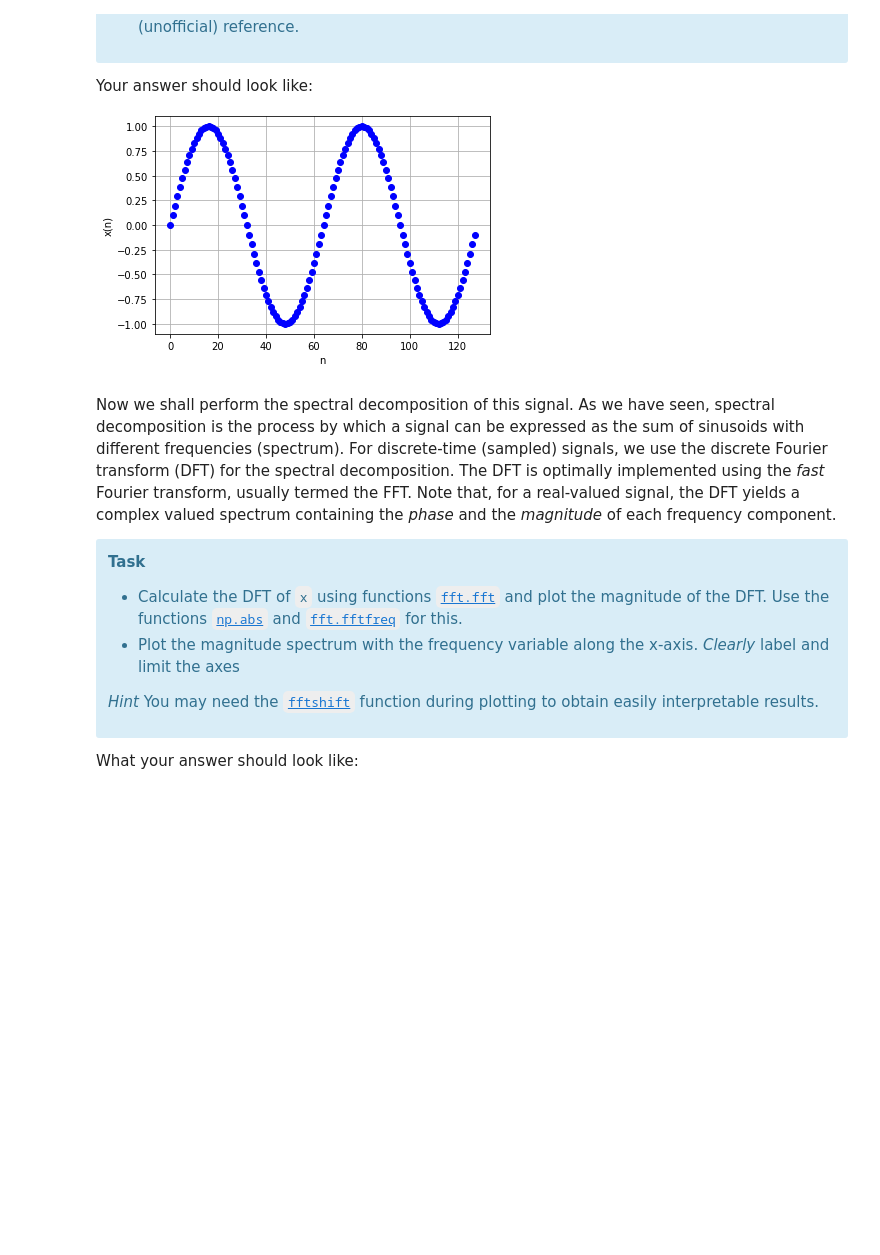
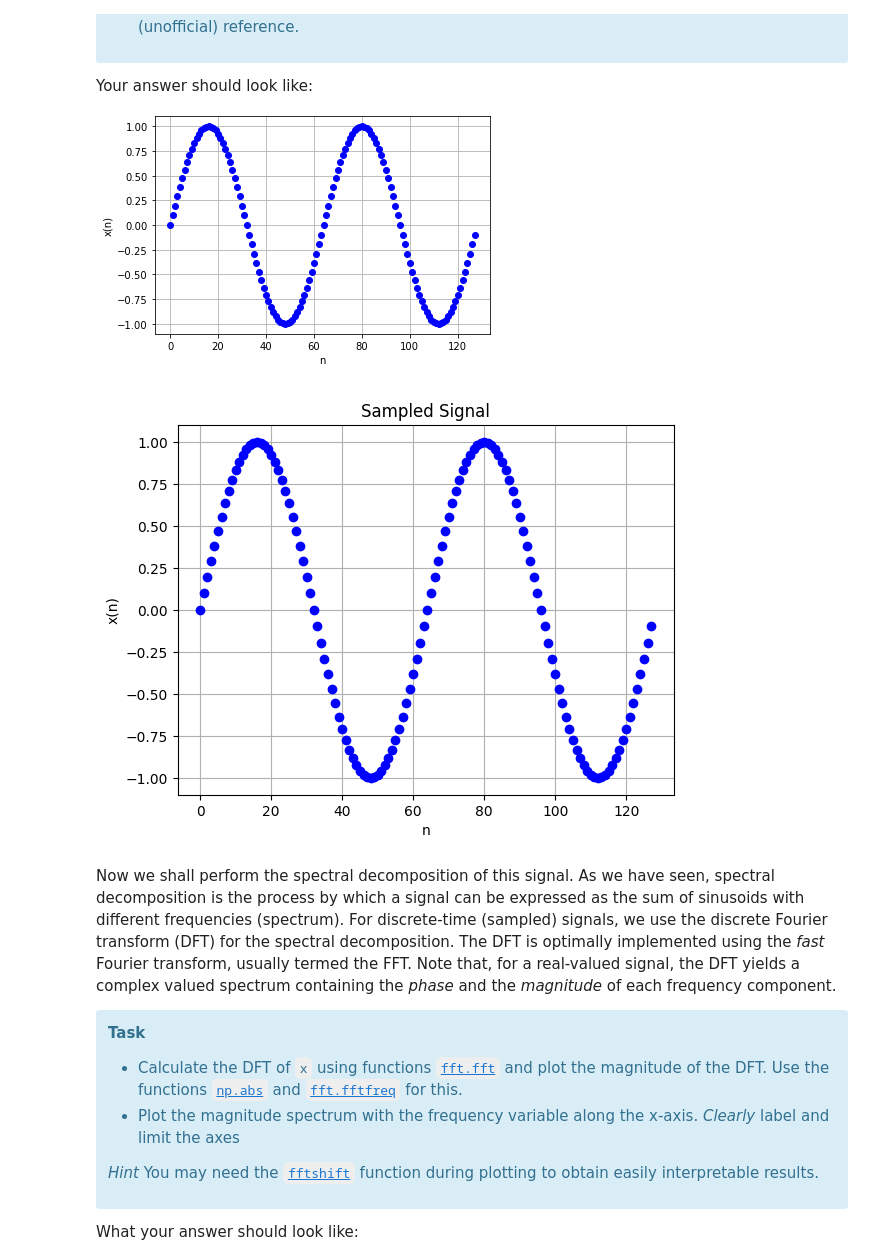
Before and after one commit to vbelpair/Ugent, a Jupyter notebook: Medical_Signal_Processing_and_Statistics/assignment_1/code/ex01_vincent.ipynb, the cells around one changed output. Drawn from its saved outputs; the diff is of its cells as text; code cells hidden in the pictures; blank space fills up the shorter version.

```diff
--- a/Medical_Signal_Processing_and_Statistics/assignment_1/code/ex01_vincent.ipynb
+++ b/Medical_Signal_Processing_and_Statistics/assignment_1/code/ex01_vincent.ipynb
@@ -65,26 +63,28 @@ Your answer should look like:
 # %%
 # Include code for the above task here. Define variables clearly and unambiguously.
 fs = 128
 F = 2
 T = 1.0 # Time in seconds.
-nTs = np.arange(0,T*fs)/fs # Defining the sampling time instants for T seconds.
-x =  np.sin(F*nTs/fs)                      # Define the sine signal based on nTs.
+nTs = np.arange(0,T,1/fs) # Defining the sampling time instants for T seconds.
+x =  np.sin(F*2*np.pi*nTs)                      # Define the sine signal based on nTs.
 
 # Below is a template to plot the signal
 fig = plt.figure(); fig.clf()
 axSignal = fig.add_subplot(111)
 axSignal.plot(range(0,x.size),x,'bo') # Plot the sampled signal ...
                        # see documentation to plot as discrete points
 
 # use xlabel and ylabel to add the correct labels.
 plt.xlabel('n')
 plt.ylabel('x(n)')
 # use title to add a nice title to the plot.
 plt.title('Sampled Signal')
 # also look up how to add a grid to the plot.
 plt.grid()
 
 plt.show()
+# %% [output]
+[figure, added]
 # %% [markdown]
 Now we shall perform the spectral decomposition of this signal. As we have seen, spectral decomposition is the process by which a signal can be expressed as the sum of sinusoids with different frequencies (spectrum). For discrete-time (sampled) signals, we use the discrete Fourier transform (DFT) for the spectral decomposition. The DFT is optimally implemented using the _fast_ Fourier transform, usually termed the FFT. Note that, for a real-valued signal, the DFT yields a complex valued spectrum containing the _phase_ and the _magnitude_ of each frequency component.
 
```
Also changed, not shown: parts of 9 cells of this notebook.
